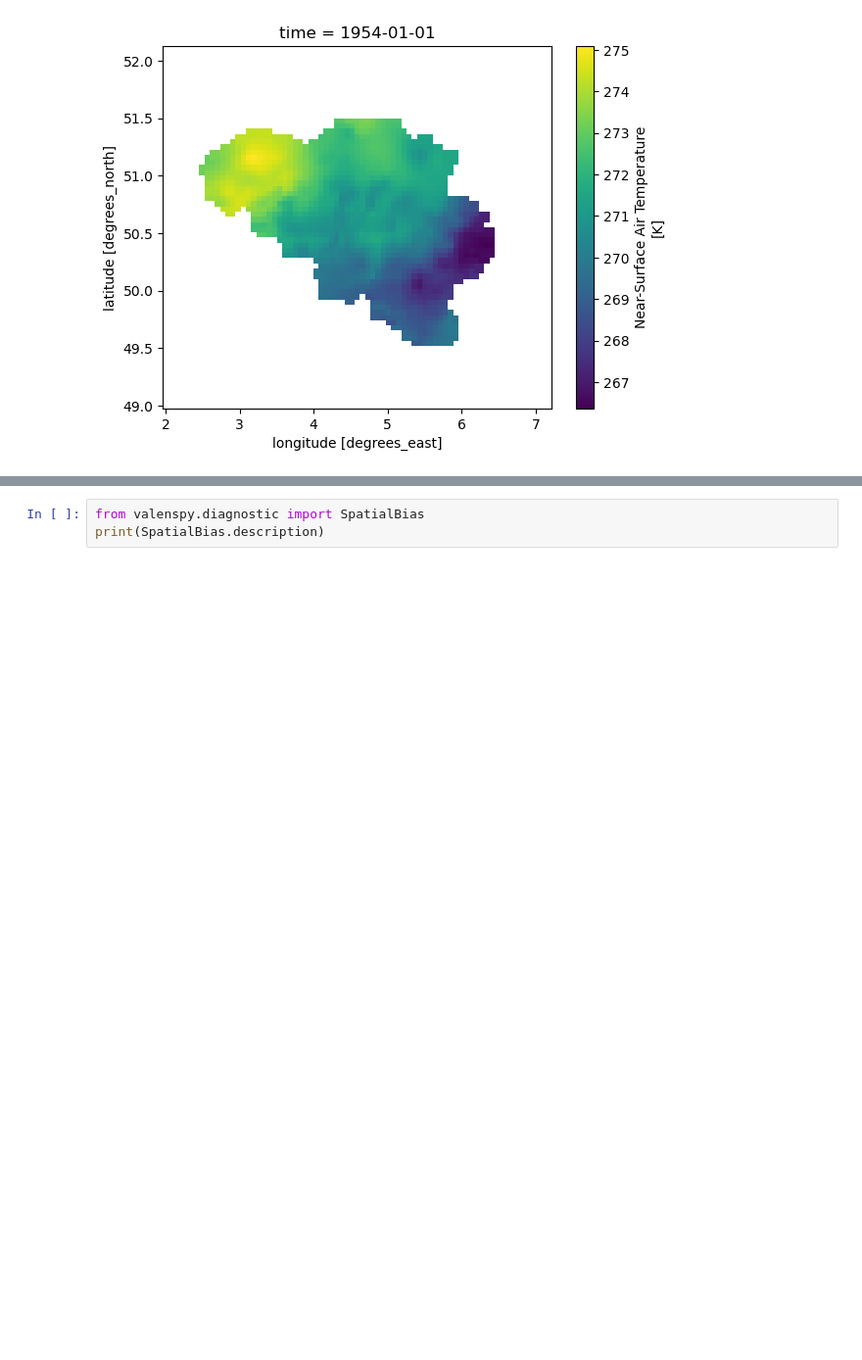
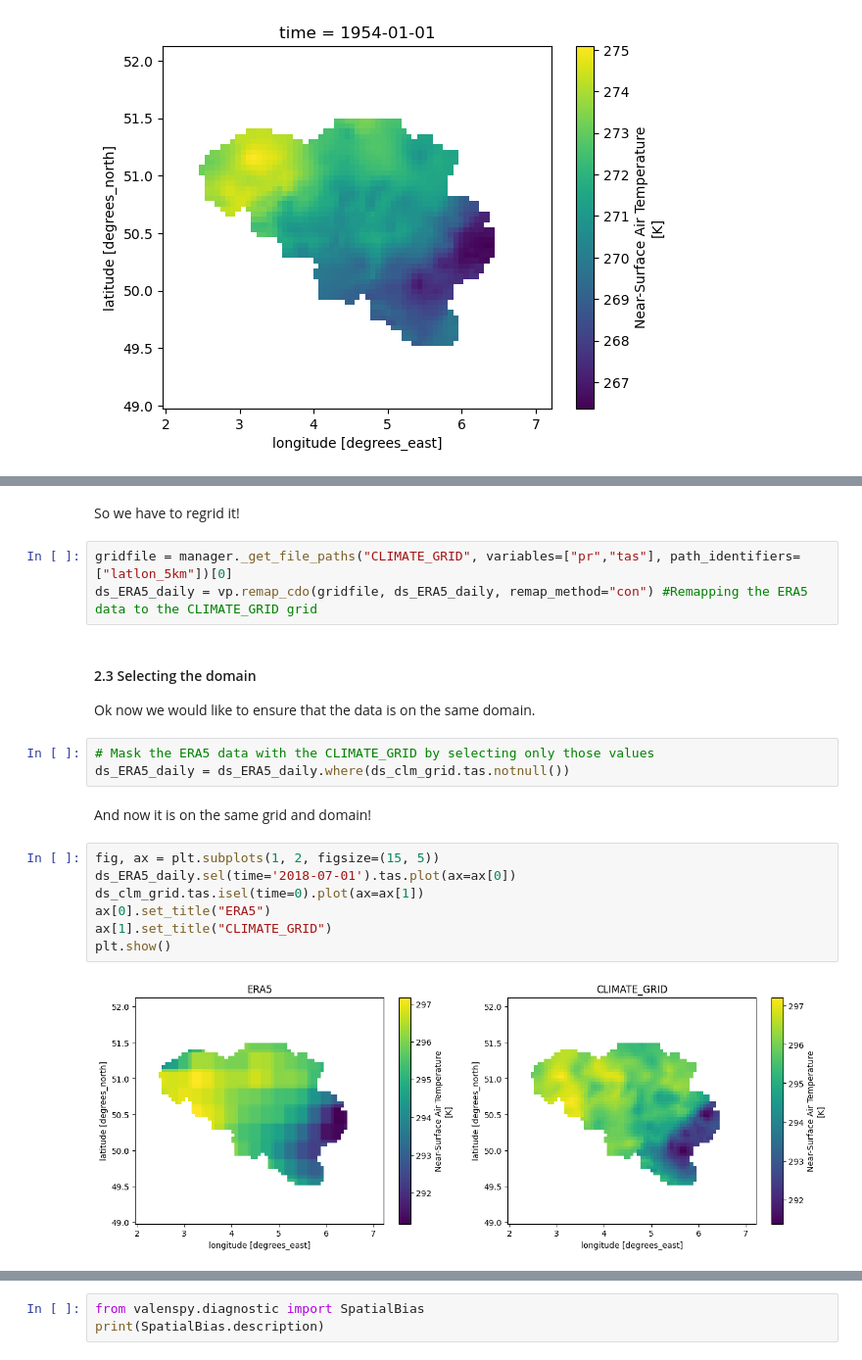
Before and after one commit to CORDEX-be2/ValEnsPy, a Jupyter notebook: examples/tutorial/1_valenspy_workflow.ipynb, the cells around one changed output, grey strips where cells are left out. Shown at 98% size. Cells and saved outputs as stored; diff of their text form; blank space fills up the shorter version.

```diff
--- a/examples/tutorial/1_valenspy_workflow.ipynb
+++ b/examples/tutorial/1_valenspy_workflow.ipynb
@@ -216,0 +257,22 @@ For this, we load the diagnostic object SpatialBias, and print its description t
+# %% [markdown]
+So we have to regrid it!
+# %%
+gridfile = manager._get_file_paths("CLIMATE_GRID", variables=["pr","tas"], path_identifiers=["latlon_5km"])[0]
+ds_ERA5_daily = vp.remap_cdo(gridfile, ds_ERA5_daily, remap_method="con") #Remapping the ERA5 data to the CLIMATE_GRID grid
+# %% [markdown]
+#### 2.3 Selecting the domain
+Ok now we would like to ensure that the data is on the same domain.
+# %%
+# Mask the ERA5 data with the CLIMATE_GRID by selecting only those values
+ds_ERA5_daily = ds_ERA5_daily.where(ds_clm_grid.tas.notnull())
+# %% [markdown]
+And now it is on the same grid and domain!
+# %%
+fig, ax = plt.subplots(1, 2, figsize=(15, 5))
+ds_ERA5_daily.sel(time='2018-07-01').tas.plot(ax=ax[0])
+ds_clm_grid.tas.isel(time=0).plot(ax=ax[1])
+ax[0].set_title("ERA5")
+ax[1].set_title("CLIMATE_GRID")
+plt.show()
+# %% [output]
+[figure, added]
```
Also changed, not shown: parts of 34 cells of this notebook.
